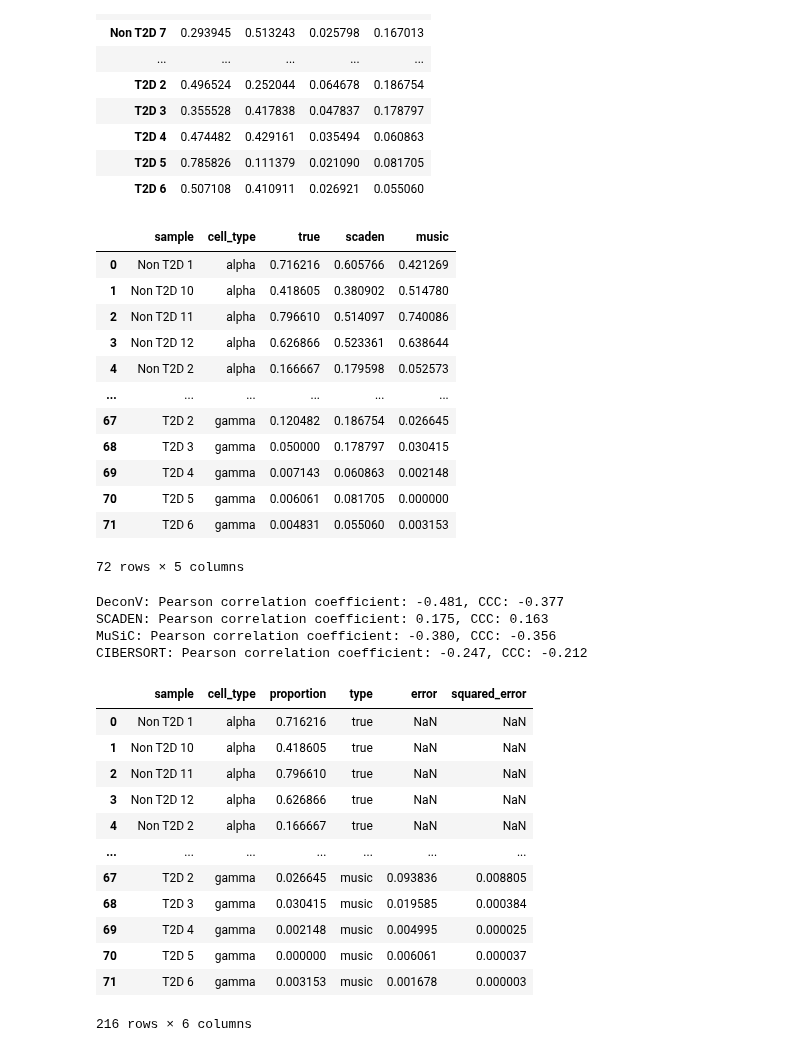
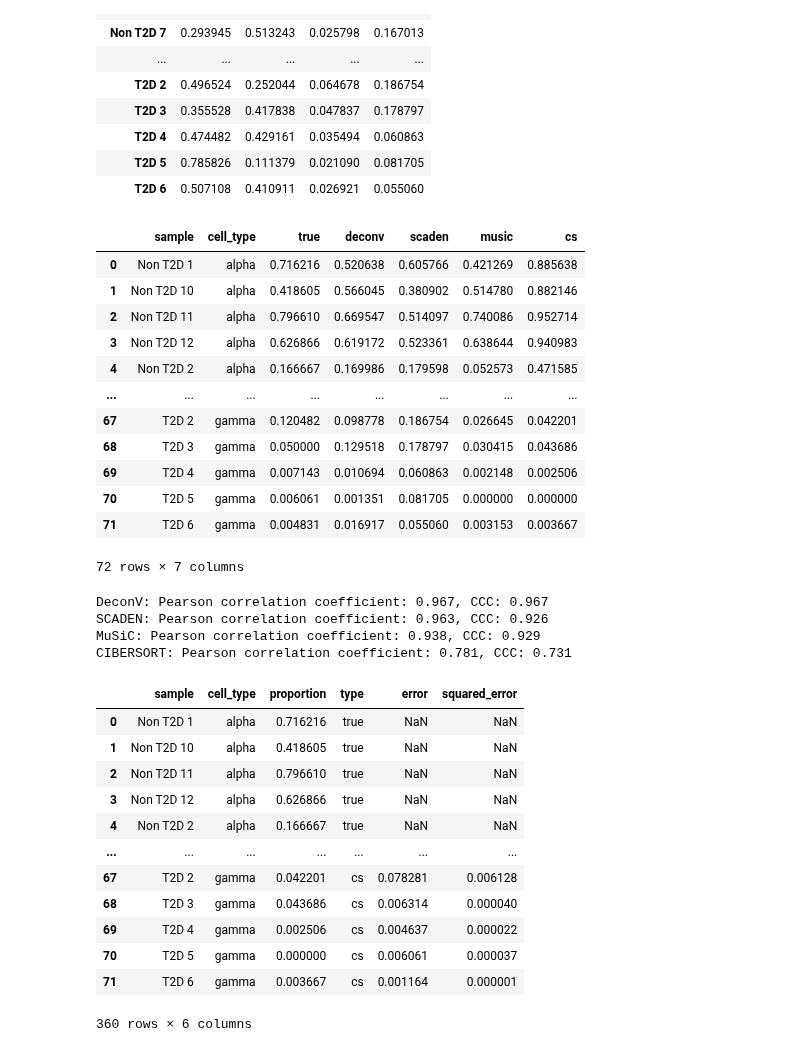
Before and after one commit to lutrarutra/deconv, a Jupyter notebook: benchmarks/xin_comparison.ipynb, the cells around one changed output. Cells and saved outputs as stored; diff of their text form; code cells hidden in the pictures.

```diff
--- a/benchmarks/xin_comparison.ipynb
+++ b/benchmarks/xin_comparison.ipynb
@@ -42,5 +58,5 @@ FileNotFoundError: [Errno 2] No such file or directory: '3rd-party/cibersort/xin
 # %%
-deconv_proportions = pd.read_csv("out/xin/nb/proportions_separate_bd.tsv", sep="\t", index_col=0)
+deconv_proportions = pd.read_csv("out/xin/gamma/proportions_separate_bd.tsv", sep="\t", index_col=0)
 deconv_proportions = deconv_proportions.sort_index(axis="columns").sort_index(axis="rows")
 deconv_proportions
 # %% [output]
@@ -109,25 +125,25 @@ scaden_proportions
 # %%
 melt = true_proportions.reset_index().melt(id_vars="index")
 melt.rename(columns={"index": "sample", "value": "true", "variable":"cell_type"}, inplace=True)
-# melt["deconv"] = deconv_proportions.reset_index().melt(id_vars="index")["value"]
+melt["deconv"] = deconv_proportions.reset_index().melt(id_vars="index")["value"]
 melt["scaden"] = scaden_proportions.reset_index().melt(id_vars="index")["value"]
 melt["music"] = music_proportions.reset_index().melt(id_vars="index")["value"]
-# melt["cs"] = cs_proportions.reset_index().melt(id_vars="index")["value"]
+melt["cs"] = cs_proportions.reset_index().melt(id_vars="index")["value"]
 melt
 # %% [output]
-|  | sample | cell_type | true | scaden | music |
-| 0 | Non T2D 1 | alpha | 0.716216 | 0.605766 | 0.421269 |
-| 1 | Non T2D 10 | alpha | 0.418605 | 0.380902 | 0.514780 |
-| 2 | Non T2D 11 | alpha | 0.796610 | 0.514097 | 0.740086 |
-| 3 | Non T2D 12 | alpha | 0.626866 | 0.523361 | 0.638644 |
-| 4 | Non T2D 2 | alpha | 0.166667 | 0.179598 | 0.052573 |
-| ... | ... | ... | ... | ... | ... |
-| 67 | T2D 2 | gamma | 0.120482 | 0.186754 | 0.026645 |
-| 68 | T2D 3 | gamma | 0.050000 | 0.178797 | 0.030415 |
-| 69 | T2D 4 | gamma | 0.007143 | 0.060863 | 0.002148 |
-| 70 | T2D 5 | gamma | 0.006061 | 0.081705 | 0.000000 |
-| 71 | T2D 6 | gamma | 0.004831 | 0.055060 | 0.003153 |
+|  | sample | cell_type | true | deconv | scaden | music | cs |
+| 0 | Non T2D 1 | alpha | 0.716216 | 0.520638 | 0.605766 | 0.421269 | 0.885638 |
+| 1 | Non T2D 10 | alpha | 0.418605 | 0.566045 | 0.380902 | 0.514780 | 0.882146 |
+| 2 | Non T2D 11 | alpha | 0.796610 | 0.669547 | 0.514097 | 0.740086 | 0.952714 |
+| 3 | Non T2D 12 | alpha | 0.626866 | 0.619172 | 0.523361 | 0.638644 | 0.940983 |
+| 4 | Non T2D 2 | alpha | 0.166667 | 0.169986 | 0.179598 | 0.052573 | 0.471585 |
+| ... | ... | ... | ... | ... | ... | ... | ... |
+| 67 | T2D 2 | gamma | 0.120482 | 0.098778 | 0.186754 | 0.026645 | 0.042201 |
+| 68 | T2D 3 | gamma | 0.050000 | 0.129518 | 0.178797 | 0.030415 | 0.043686 |
+| 69 | T2D 4 | gamma | 0.007143 | 0.010694 | 0.060863 | 0.002148 | 0.002506 |
+| 70 | T2D 5 | gamma | 0.006061 | 0.001351 | 0.081705 | 0.000000 | 0.000000 |
+| 71 | T2D 6 | gamma | 0.004831 | 0.016917 | 0.055060 | 0.003153 | 0.003667 |
-72 rows × 5 columns
+72 rows × 7 columns
 # %%
 def ccc(est, true):
     p = np.corrcoef(est, true)[0,1]
@@ -153,30 +169,30 @@ print("SCADEN: Pearson correlation coefficient: {:.3f}, CCC: {:.3f}".format(p_sc
 print("MuSiC: Pearson correlation coefficient: {:.3f}, CCC: {:.3f}".format(p_music, ccc_music))
 print("CIBERSORT: Pearson correlation coefficient: {:.3f}, CCC: {:.3f}".format(p_cs, ccc_cs))
 # %% [output]
-DeconV: Pearson correlation coefficient: -0.481, CCC: -0.377
-SCADEN: Pearson correlation coefficient: 0.175, CCC: 0.163
-MuSiC: Pearson correlation coefficient: -0.380, CCC: -0.356
-CIBERSORT: Pearson correlation coefficient: -0.247, CCC: -0.212
+DeconV: Pearson correlation coefficient: 0.967, CCC: 0.967
+SCADEN: Pearson correlation coefficient: 0.963, CCC: 0.926
+MuSiC: Pearson correlation coefficient: 0.938, CCC: 0.929
+CIBERSORT: Pearson correlation coefficient: 0.781, CCC: 0.731
 # %%
 df = true_proportions.reset_index().melt(id_vars="index")
 df.rename(columns={"index": "sample", "value": "proportion", "variable":"cell_type"}, inplace=True)
 df["type"] = "true"
 df["error"] = None
 
-# melt["deconv_error"] = abs(melt["deconv"] - melt["true"])
-# melt["deconv_squared_error"] = melt["deconv_error"]**2
-# melt["cs_squared_error"] = melt["cs_error"]**2
-# melt["cs_error"] = abs(melt["cs"] - melt["true"])
+melt["deconv_error"] = abs(melt["deconv"] - melt["true"])
+melt["deconv_squared_error"] = melt["deconv_error"]**2
+melt["cs_error"] = abs(melt["cs"] - melt["true"])
+melt["cs_squared_error"] = melt["cs_error"]**2
 melt["scaden_error"] = abs(melt["scaden"] - melt["true"])
 melt["scaden_squared_error"] = melt["scaden_error"]**2
 melt["music_error"] = abs(melt["music"] - melt["true"])
 melt["music_squared_error"] = melt["music_error"]**2
 
-# temp = melt[["sample", "cell_type", "deconv", "deconv_error", "deconv_squared_error"]].rename(
-#     columns={"deconv": "proportion", "deconv_error": "error", "deconv_squared_error": "squared_error"}
-# )
-# temp["type"] = "deconv"
-# df = pd.concat([df, temp])
+temp = melt[["sample", "cell_type", "deconv", "deconv_error", "deconv_squared_error"]].rename(
+    columns={"deconv": "proportion", "deconv_error": "error", "deconv_squared_error": "squared_error"}
+)
+temp["type"] = "deconv"
+df = pd.concat([df, temp])
 
 temp = melt[["sample", "cell_type", "scaden", "scaden_error", "scaden_squared_error"]].rename(
     columns={"scaden": "proportion", "scaden_error": "error", "scaden_squared_error": "squared_error"}
@@ -190,11 +206,11 @@ temp = melt[["sample", "cell_type", "music", "music_error", "music_squared_error
 temp["type"] = "music"
 df = pd.concat([df, temp])
 
-# temp = melt[["sample", "cell_type", "cs", "cs_error", "cs_squared_error"]].rename(
-#     columns={"cs": "proportion", "cs_error": "error", "cs_squared_error": "squared_error"}
-# )
-# temp["type"] = "cs"
-# df = pd.concat([df, temp])
+temp = melt[["sample", "cell_type", "cs", "cs_error", "cs_squared_error"]].rename(
+    columns={"cs": "proportion", "cs_error": "error", "cs_squared_error": "squared_error"}
+)
+temp["type"] = "cs"
+df = pd.concat([df, temp])
 
 df
 # %% [output]
@@ -205,12 +221,12 @@ df
 | 3 | Non T2D 12 | alpha | 0.626866 | true | NaN | NaN |
 | 4 | Non T2D 2 | alpha | 0.166667 | true | NaN | NaN |
 | ... | ... | ... | ... | ... | ... | ... |
-| 67 | T2D 2 | gamma | 0.026645 | music | 0.093836 | 0.008805 |
-| 68 | T2D 3 | gamma | 0.030415 | music | 0.019585 | 0.000384 |
-| 69 | T2D 4 | gamma | 0.002148 | music | 0.004995 | 0.000025 |
-| 70 | T2D 5 | gamma | 0.000000 | music | 0.006061 | 0.000037 |
-| 71 | T2D 6 | gamma | 0.003153 | music | 0.001678 | 0.000003 |
+| 67 | T2D 2 | gamma | 0.042201 | cs | 0.078281 | 0.006128 |
+| 68 | T2D 3 | gamma | 0.043686 | cs | 0.006314 | 0.000040 |
+| 69 | T2D 4 | gamma | 0.002506 | cs | 0.004637 | 0.000022 |
+| 70 | T2D 5 | gamma | 0.000000 | cs | 0.006061 | 0.000037 |
+| 71 | T2D 6 | gamma | 0.003667 | cs | 0.001164 | 0.000001 |
-216 rows × 6 columns
+360 rows × 6 columns
 # %%
 f, ax = plt.subplots(1,2, figsize=(12,5), dpi=100)
 
```
Also changed, not shown: parts of 6 cells of this notebook, 6 other files.
